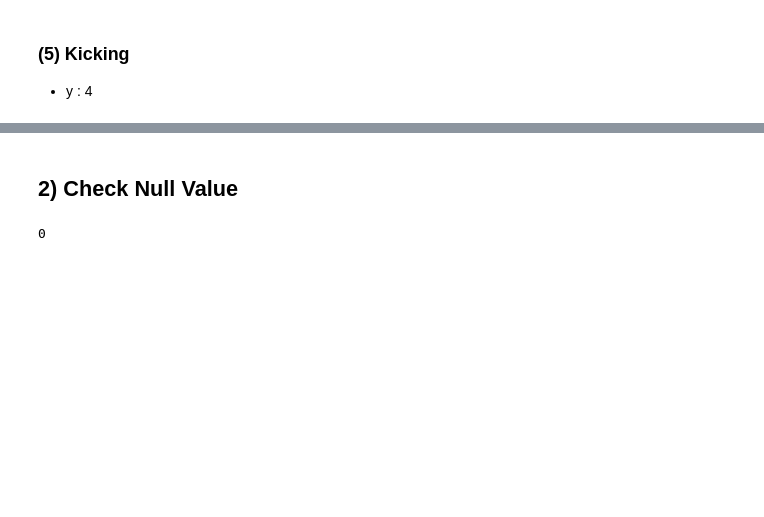
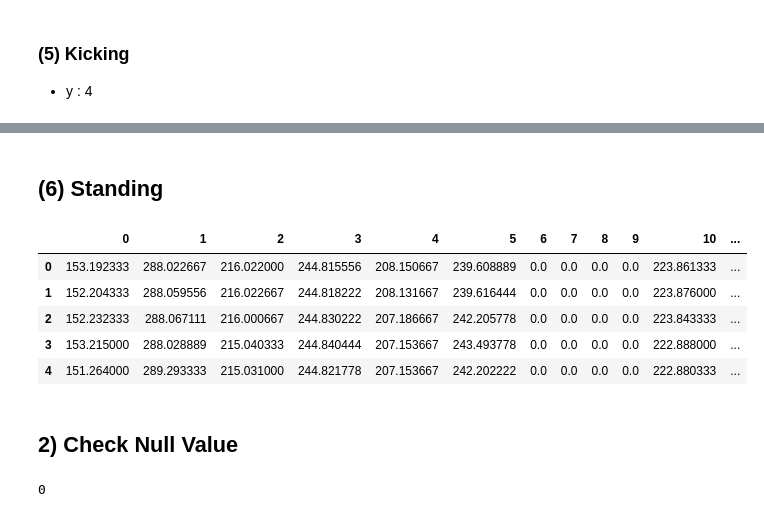
Before and after one commit to gilbertlim/school-cctv-ai, a Jupyter notebook: modeling/action_classification_lstm_main_p_1.ipynb, the cells around one changed output, grey strips where cells are left out. Cells and saved outputs as stored; diff of their text form; code cells hidden in the pictures; blank space fills up the shorter version.

```diff
--- a/modeling/action_classification_lstm_main_p_1.ipynb
+++ b/modeling/action_classification_lstm_main_p_1.ipynb
@@ -105,3 +105,5 @@ df_kicking.head()
 | 2 | 231.341667 | 8.944178 | 232.646667 | 51.578222 | 208.482333 | 45.532444 | 179.086333 | 73.365333 | 188.907333 | 51.592444 | 258.088667 | ... |
 | 3 | 232.662667 | 8.921378 | 232.676000 | 51.603556 | 209.784333 | 46.368889 | 180.414333 | 72.452444 | 196.113667 | 46.384444 | 258.115000 | ... |
 | 4 | 233.963667 | 9.754933 | 234.606000 | 51.568889 | 211.745333 | 45.517778 | 183.660667 | 72.451111 | 204.578000 | 46.396889 | 258.752000 | ... |
+# %% [markdown]
+## (6) Standing
@@ -108,3 +112,14 @@ df_kicking.head()
+# %%
+df_standing = pd.read_csv(standing_path)
+df_standing['y'] = 5
+df_standing.head()
+# %% [output]
+|  | 0 | 1 | 2 | 3 | 4 | 5 | 6 | 7 | 8 | 9 | 10 | ... |
+| 0 | 153.192333 | 288.022667 | 216.022000 | 244.815556 | 208.150667 | 239.608889 | 0.0 | 0.0 | 0.0 | 0.0 | 223.861333 | ... |
+| 1 | 152.204333 | 288.059556 | 216.022667 | 244.818222 | 208.131667 | 239.616444 | 0.0 | 0.0 | 0.0 | 0.0 | 223.876000 | ... |
+| 2 | 152.232333 | 288.067111 | 216.000667 | 244.830222 | 207.186667 | 242.205778 | 0.0 | 0.0 | 0.0 | 0.0 | 223.843333 | ... |
+| 3 | 153.215000 | 288.028889 | 215.040333 | 244.840444 | 207.153667 | 243.493778 | 0.0 | 0.0 | 0.0 | 0.0 | 222.888000 | ... |
+| 4 | 151.264000 | 289.293333 | 215.031000 | 244.821778 | 207.153667 | 242.202222 | 0.0 | 0.0 | 0.0 | 0.0 | 222.880333 | ... |
 # %% [markdown]
 ## 2) Check Null Value
 # %%
```
Also changed, not shown: parts of 26 cells of this notebook, 1 other file.
